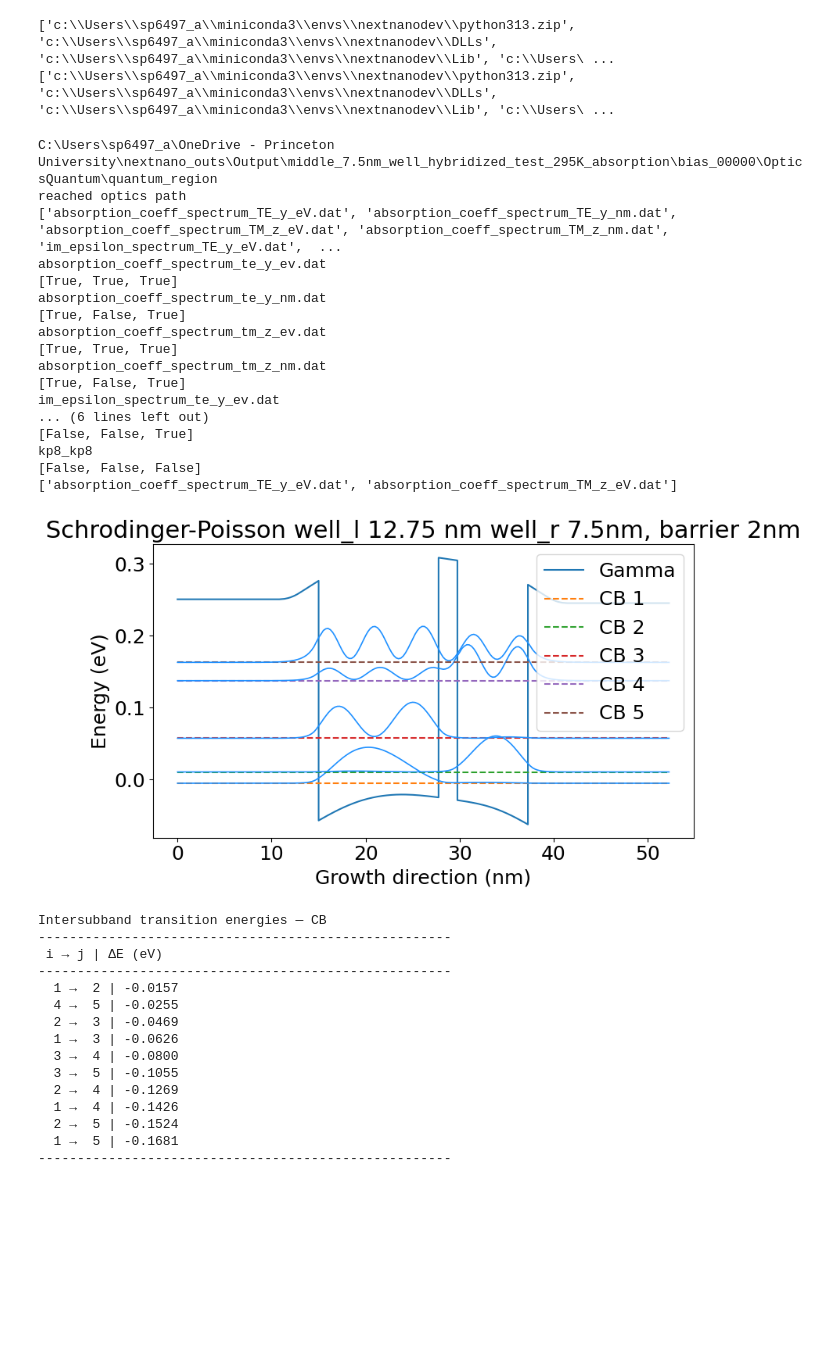
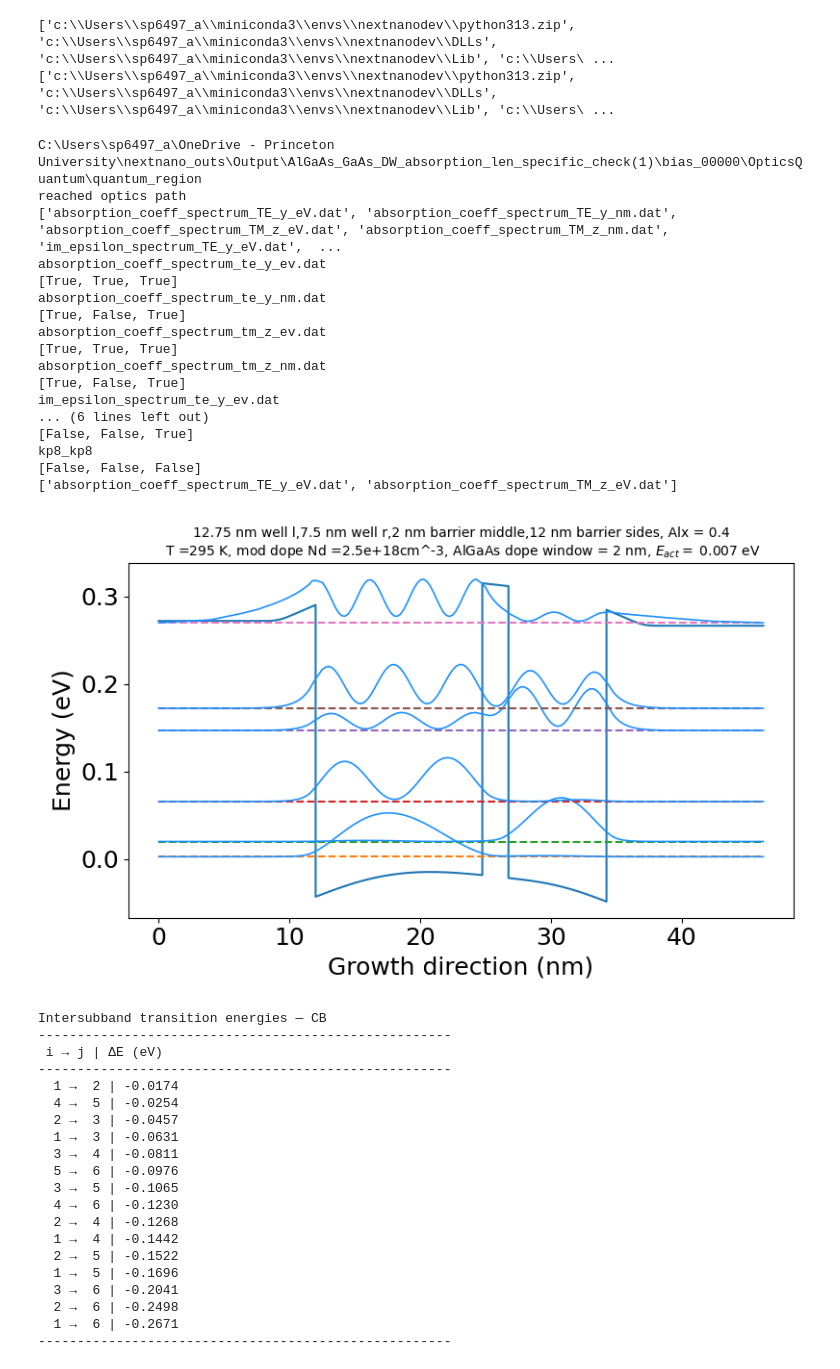
Before and after one commit to sherpsss/nextnanopy_projects, a Jupyter notebook: AlGaAsGaAsDW/DW_check_absorption.ipynb, the cells around one changed output. Cells and saved outputs as stored; diff of their text form; code cells hidden in the pictures; blank space fills up the shorter version.

Commit message:
status before updating for one band vs kp_8band model processing

```diff
--- a/AlGaAsGaAsDW/DW_check_absorption.ipynb
+++ b/AlGaAsGaAsDW/DW_check_absorption.ipynb
@@ -23,46 +25,69 @@ quantum_band_interactions = r'kp8_kp8'
 # %%
-parent_dir = r"C:\Users\sp6497_a\OneDrive - Princeton University\nextnano_outs\Output\middle_7.5nm_well_hybridized_test_295K_absorption"
+%matplotlib widget
+parent_dir = r"C:\Users\sp6497_a\OneDrive - Princeton University\nextnano_outs\Output\AlGaAs_GaAs_DW_absorption_len_specific_check(1)"
 VB_cutoff = -1
 simoutidk = build_output(parent_dir,quantum_region,quantum_band,quantum_band_interactions,bias,VB_cutoff,14)
 simoutidk.bands['CB'].sort_subbands(decreasing=False)
 simoutidk.bands['CB'].remove_subband(index=7)
-simoutidk.bands['CB'].remove_subband(index=6)
+# simoutidk.bands['CB'].remove_subband(index=6)
 # simout.bands['CB'].
-simoutidk.bands['CB'].plot_band(title_diff='Schrodinger-Poisson well_l 12.75 nm well_r 7.5nm, barrier 2nm',normalize_y=False)
+
+barrier_sides = simoutidk.variables['w_barrier']
+w_middle_barrier = simoutidk.variables['w_middle_barrier']
+w_well_l = simoutidk.variables['w_well_l']
+w_well_r = simoutidk.variables['w_well_r']
+temp = simoutidk.variables['temp']
+# temp = 295
+
+
+mod_dop_cc = simoutidk.variables['impurity_conc_cc']
+AlGaAs_dop_window = simoutidk.variables['delta_donor_w']
+Al_x = simoutidk.variables['Al_alloy']
+act_E_AlaAs = simoutidk.variables['activation_E_AlAs']
+# act_E_AlaAs =-100.0
+
+
+base_title = str(w_well_l) +' nm well l,' + str(w_well_r) + ' nm well r,' + str(w_middle_barrier) + ' nm barrier middle,' + str(barrier_sides) + ' nm barrier sides, Alx = ' + str(Al_x) + '\n T =' + str(temp) + ' K, mod dope Nd =' + str(mod_dop_cc) + 'cm^-3, AlGaAs dope window = '+ str(AlGaAs_dop_window) + ' nm, $E_{act}=$ ' + str(act_E_AlaAs) + ' eV'
+simoutidk.bands['CB'].plot_band(title_diff=base_title,normalize_y=False,fontsizetitle=10,show_legend=False)
 simoutidk.bands['CB'].calc_intersubband_transitions()
 simoutidk.bands['CB'].display_intersubband_transitions(upward_only=True,sort_by_deltaE="descending")
-simoutidk.optical_absorption.get_spectrum('TM-z').plot(show_grid=True,diff_title='ISB absorption T=295K')
+simoutidk.optical_absorption.get_spectrum('TM-z').plot(show_grid=True,diff_title=base_title + ' absorption', fontsizetitle=10)
 # %% [output]
-C:\Users\sp6497_a\OneDrive - Princeton University\nextnano_outs\Output\middle_7.5nm_well_hybridized_test_295K_absorption\bias_00000\OpticsQuantum\quantum_region
+C:\Users\sp6497_a\OneDrive - Princeton University\nextnano_outs\Output\AlGaAs_GaAs_DW_absorption_len_specific_check(1)\bias_00000\OpticsQuantum\quantum_region
 reached optics path
 ['absorption_coeff_spectrum_TE_y_eV.dat', 'absorption_coeff_spectrum_TE_y_nm.dat', 'absorption_coeff_spectrum_TM_z_eV.dat', 'absorption_coeff_spectrum_TM_z_nm.dat', 'im_epsilon_spectrum_TE_y_eV.dat',  ...
 absorption_coeff_spectrum_te_y_ev.dat
 [True, True, True]
 absorption_coeff_spectrum_te_y_nm.dat
 [True, False, True]
 absorption_coeff_spectrum_tm_z_ev.dat
 [True, True, True]
 absorption_coeff_spectrum_tm_z_nm.dat
 [True, False, True]
 im_epsilon_spectrum_te_y_ev.dat
 ... (6 lines left out)
 [False, False, True]
 kp8_kp8
 [False, False, False]
 ['absorption_coeff_spectrum_TE_y_eV.dat', 'absorption_coeff_spectrum_TM_z_eV.dat']
-[figure, old version]
+[figure, new version]
 Intersubband transition energies — CB
 -----------------------------------------------------
  i → j | ΔE (eV)
 -----------------------------------------------------
-  1 →  2 | -0.0157
-  4 →  5 | -0.0255
-  2 →  3 | -0.0469
-  1 →  3 | -0.0626
-  3 →  4 | -0.0800
-  3 →  5 | -0.1055
-  2 →  4 | -0.1269
-  1 →  4 | -0.1426
-  2 →  5 | -0.1524
-  1 →  5 | -0.1681
+  1 →  2 | -0.0174
+  4 →  5 | -0.0254
+  2 →  3 | -0.0457
+  1 →  3 | -0.0631
+  3 →  4 | -0.0811
+  5 →  6 | -0.0976
+  3 →  5 | -0.1065
+  4 →  6 | -0.1230
+  2 →  4 | -0.1268
+  1 →  4 | -0.1442
+  2 →  5 | -0.1522
+  1 →  5 | -0.1696
+  3 →  6 | -0.2041
+  2 →  6 | -0.2498
+  1 →  6 | -0.2671
 -----------------------------------------------------
```
Also changed, not shown: parts of 3 cells of this notebook, 6 other files.
